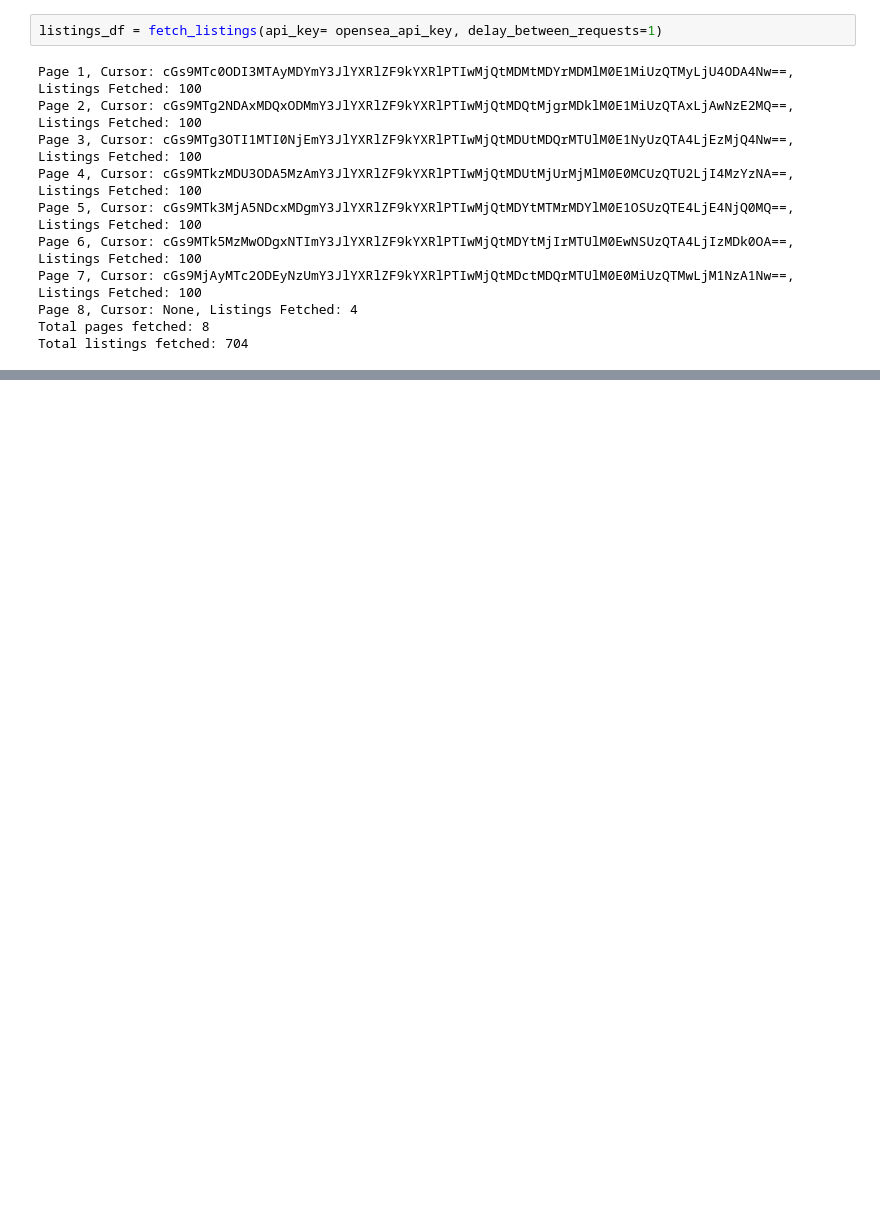
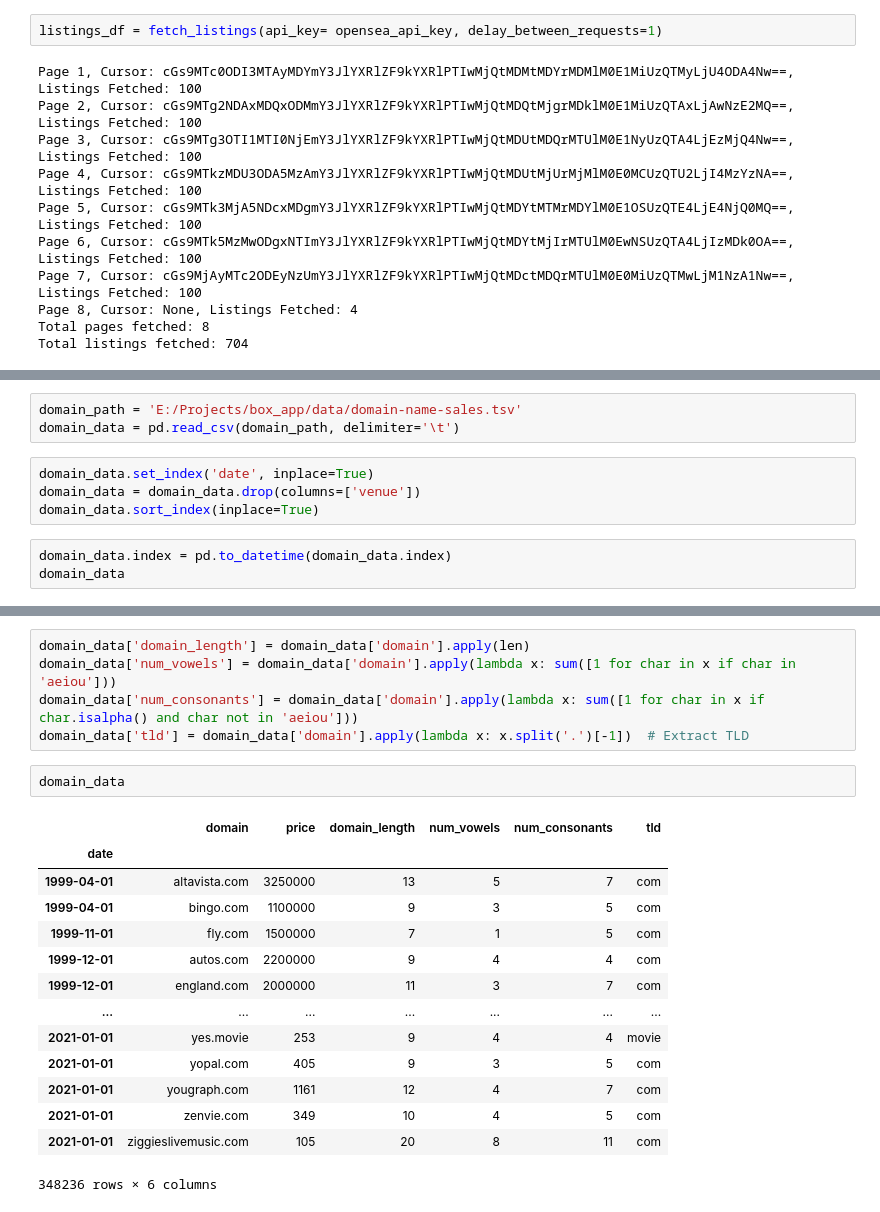
Before and after one commit to BrandynHamilton/box_domains, a Jupyter notebook: eda.ipynb, the cells around one changed output, grey strips where cells are left out. Drawn from its saved outputs; the diff is of its cells as text; blank space fills up the shorter version.

```diff
--- a/eda.ipynb
+++ b/eda.ipynb
@@ -305,0 +766,10 @@ descriptions_df
+# %%
+domain_path = 'E:/Projects/box_app/data/domain-name-sales.tsv'
+domain_data = pd.read_csv(domain_path, delimiter='\t')
+# %%
+domain_data.set_index('date', inplace=True)
+domain_data = domain_data.drop(columns=['venue'])
+domain_data.sort_index(inplace=True)
+# %%
+domain_data.index = pd.to_datetime(domain_data.index)
+domain_data
@@ -305,0 +791,22 @@ descriptions_df
+# %%
+domain_data['domain_length'] = domain_data['domain'].apply(len)
+domain_data['num_vowels'] = domain_data['domain'].apply(lambda x: sum([1 for char in x if char in 'aeiou']))
+domain_data['num_consonants'] = domain_data['domain'].apply(lambda x: sum([1 for char in x if char.isalpha() and char not in 'aeiou']))
+domain_data['tld'] = domain_data['domain'].apply(lambda x: x.split('.')[-1])  # Extract TLD
+# %%
+domain_data
+# %% [output]
+|  | domain | price | domain_length | num_vowels | num_consonants | tld |
+| date |  |  |  |  |  |  |
+| 1999-04-01 | altavista.com | 3250000 | 13 | 5 | 7 | com |
+| 1999-04-01 | bingo.com | 1100000 | 9 | 3 | 5 | com |
+| 1999-11-01 | fly.com | 1500000 | 7 | 1 | 5 | com |
+| 1999-12-01 | autos.com | 2200000 | 9 | 4 | 4 | com |
+| 1999-12-01 | england.com | 2000000 | 11 | 3 | 7 | com |
+| ... | ... | ... | ... | ... | ... | ... |
+| 2021-01-01 | yes.movie | 253 | 9 | 4 | 4 | movie |
+| 2021-01-01 | yopal.com | 405 | 9 | 3 | 5 | com |
+| 2021-01-01 | yougraph.com | 1161 | 12 | 4 | 7 | com |
+| 2021-01-01 | zenvie.com | 349 | 10 | 4 | 5 | com |
+| 2021-01-01 | ziggieslivemusic.com | 105 | 20 | 8 | 11 | com |
+348236 rows × 6 columns
```
Also changed, not shown: parts of 99 cells of this notebook, 7 other files.
